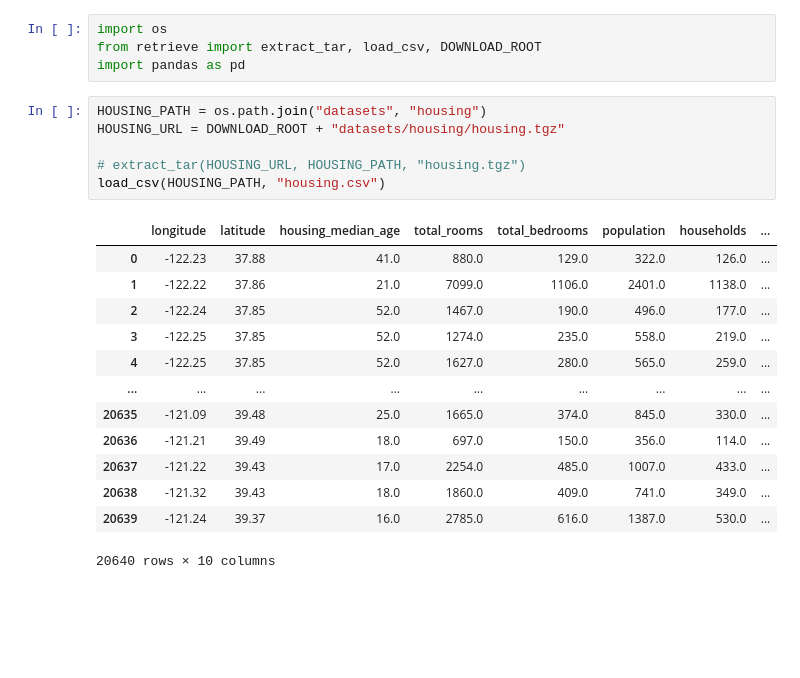
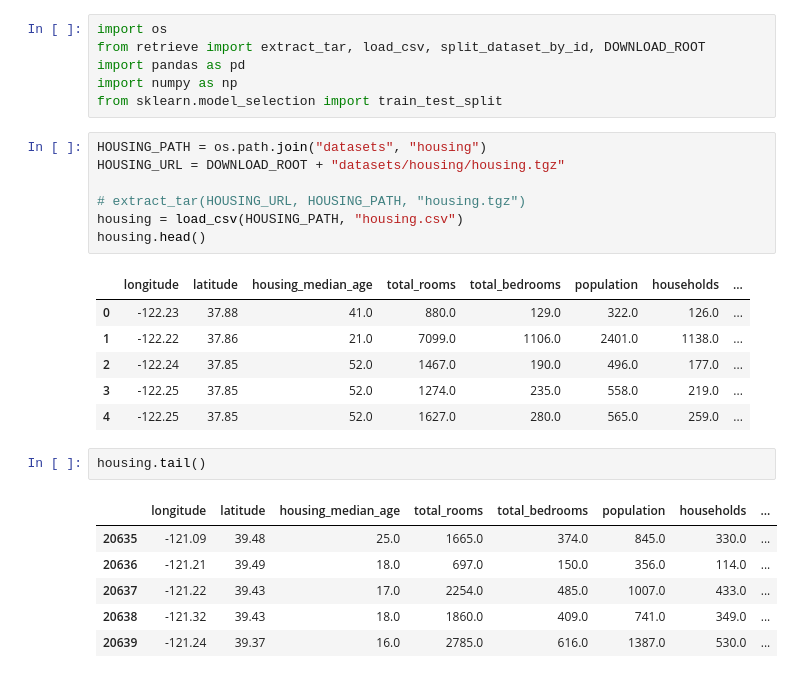
Before and after one commit to z3ht/notes, a Jupyter notebook: ml/hands_on_ml/examples/personal/02_end-to-end_machine_learning_project.ipynb, the cells around one changed output. Cells and saved outputs as stored; diff of their text form; blank space fills up the shorter version.

Commit message:
Continue building a house price estimating machine learning algorithm

```diff
--- a/ml/hands_on_ml/examples/personal/02_end-to-end_machine_learning_project.ipynb
+++ b/ml/hands_on_ml/examples/personal/02_end-to-end_machine_learning_project.ipynb
@@ -1,24 +1,29 @@
 # %%
 import os
-from retrieve import extract_tar, load_csv, DOWNLOAD_ROOT
+from retrieve import extract_tar, load_csv, split_dataset_by_id, DOWNLOAD_ROOT
 import pandas as pd
+import numpy as np
+from sklearn.model_selection import train_test_split
 # %%
 HOUSING_PATH = os.path.join("datasets", "housing")
 HOUSING_URL = DOWNLOAD_ROOT + "datasets/housing/housing.tgz"
 
 # extract_tar(HOUSING_URL, HOUSING_PATH, "housing.tgz")
-load_csv(HOUSING_PATH, "housing.csv")
+housing = load_csv(HOUSING_PATH, "housing.csv")
+housing.head()
 # %% [output]
 |  | longitude | latitude | housing_median_age | total_rooms | total_bedrooms | population | households | ... |
 | 0 | -122.23 | 37.88 | 41.0 | 880.0 | 129.0 | 322.0 | 126.0 | ... |
 | 1 | -122.22 | 37.86 | 21.0 | 7099.0 | 1106.0 | 2401.0 | 1138.0 | ... |
 | 2 | -122.24 | 37.85 | 52.0 | 1467.0 | 190.0 | 496.0 | 177.0 | ... |
 | 3 | -122.25 | 37.85 | 52.0 | 1274.0 | 235.0 | 558.0 | 219.0 | ... |
 | 4 | -122.25 | 37.85 | 52.0 | 1627.0 | 280.0 | 565.0 | 259.0 | ... |
-| ... | ... | ... | ... | ... | ... | ... | ... | ... |
-| 20635 | -121.09 | 39.48 | 25.0 | 1665.0 | 374.0 | 845.0 | 330.0 | ... |
-| 20636 | -121.21 | 39.49 | 18.0 | 697.0 | 150.0 | 356.0 | 114.0 | ... |
-| 20637 | -121.22 | 39.43 | 17.0 | 2254.0 | 485.0 | 1007.0 | 433.0 | ... |
-| 20638 | -121.32 | 39.43 | 18.0 | 1860.0 | 409.0 | 741.0 | 349.0 | ... |
-| 20639 | -121.24 | 39.37 | 16.0 | 2785.0 | 616.0 | 1387.0 | 530.0 | ... |
-20640 rows × 10 columns
+# %%
+housing.tail()
+# %% [output]
+|  | longitude | latitude | housing_median_age | total_rooms | total_bedrooms | population | households | ... |
+| 20635 | -121.09 | 39.48 | 25.0 | 1665.0 | 374.0 | 845.0 | 330.0 | ... |
+| 20636 | -121.21 | 39.49 | 18.0 | 697.0 | 150.0 | 356.0 | 114.0 | ... |
+| 20637 | -121.22 | 39.43 | 17.0 | 2254.0 | 485.0 | 1007.0 | 433.0 | ... |
+| 20638 | -121.32 | 39.43 | 18.0 | 1860.0 | 409.0 | 741.0 | 349.0 | ... |
+| 20639 | -121.24 | 39.37 | 16.0 | 2785.0 | 616.0 | 1387.0 | 530.0 | ... |
```
Also changed, not shown: parts of 24 cells of this notebook, 1 other file.
